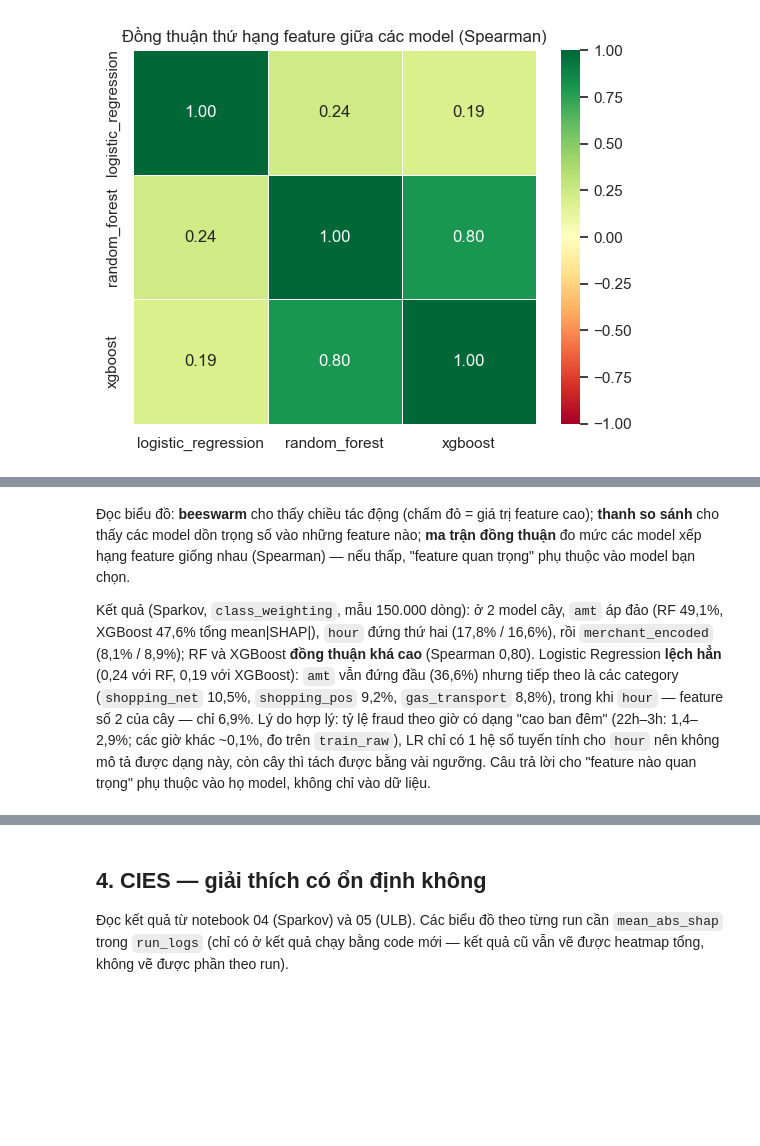
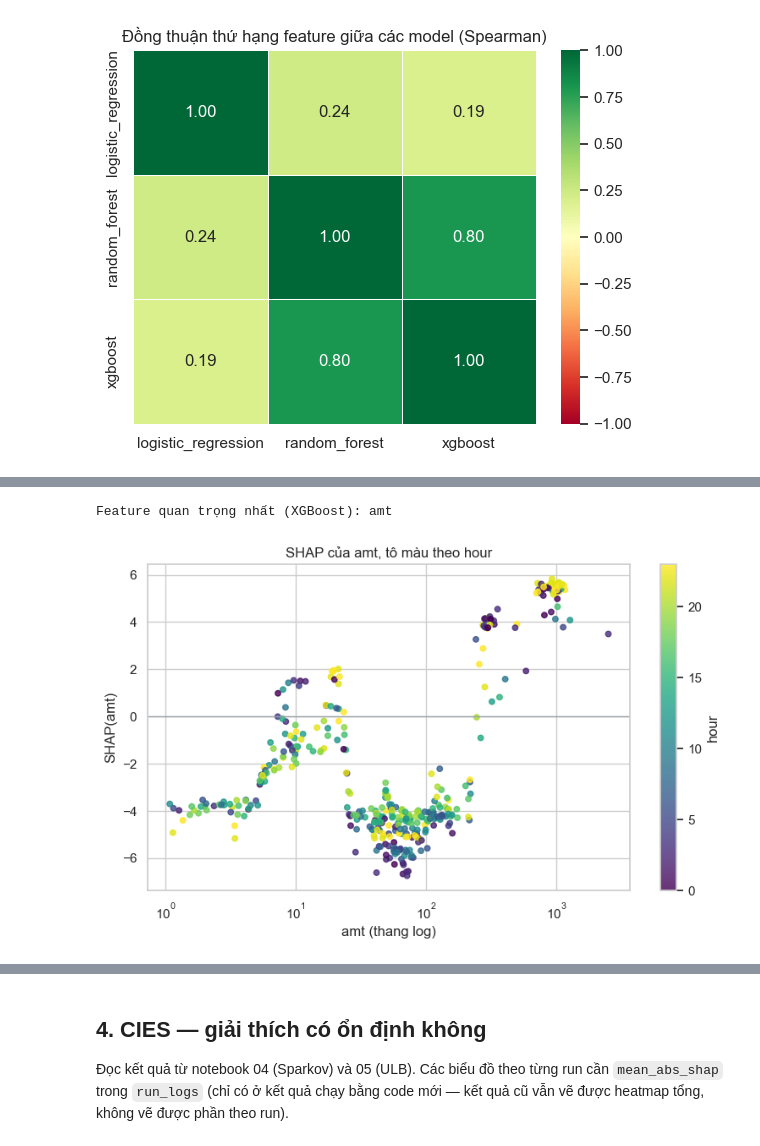
Before and after one commit to gnUrt1106/fraud-detection-CIES, a Jupyter notebook: notebooks/06_visualizations.ipynb, the cells around one changed output, grey strips where cells are left out. Saved outputs shown, nothing was run; the diff lists cells and outputs as text; code cells hidden in the pictures; blank space fills up the shorter version.

```diff
--- a/notebooks/06_visualizations.ipynb
+++ b/notebooks/06_visualizations.ipynb
@@ -197,11 +165,9 @@ Feature quan trọng nhất (XGBoost): amt
-# %% [markdown]
-Đọc biểu đồ: **beeswarm** cho thấy chiều tác động (chấm đỏ = giá trị feature cao); **thanh so sánh** cho thấy các model dồn trọng số vào những feature nào;
-**ma trận đồng thuận** đo mức các model xếp hạng feature giống nhau (Spearman) — nếu thấp, "feature quan trọng" phụ thuộc vào model bạn chọn.
-
-Kết quả (Sparkov, `class_weighting`, mẫu 150.000 dòng): ở 2 model cây, `amt` áp đảo (RF 49,1%, XGBoost 47,6% tổng mean|SHAP|),
-`hour` đứng thứ hai (17,8% / 16,6%), rồi `merchant_encoded` (8,1% / 8,9%); RF và XGBoost **đồng thuận khá cao** (Spearman 0,80).
-Logistic Regression **lệch hẳn** (0,24 với RF, 0,19 với XGBoost): `amt` vẫn đứng đầu (36,6%) nhưng tiếp theo là các category
-(`shopping_net` 10,5%, `shopping_pos` 9,2%, `gas_transport` 8,8%), trong khi `hour` — feature số 2 của cây — chỉ 6,9%. Lý do hợp lý: tỷ lệ fraud
-theo giờ có dạng "cao ban đêm" (22h–3h: 1,4–2,9%; các giờ khác ~0,1%, đo trên `train_raw`), LR chỉ có 1 hệ số tuyến tính cho `hour`
-nên không mô tả được dạng này, còn cây thì tách được bằng vài ngưỡng. Câu trả lời cho "feature nào quan
-trọng" phụ thuộc vào họ model, không chỉ vào dữ liệu.
+# %%
+top_feat = feats[int(np.argmax(mabs_by_model['xgboost']))]
+print('Feature quan trọng nhất (XGBoost):', top_feat)
+# Trục x log (amt trải 1–2.500 USD) và tô màu theo `hour` để thấy tương tác số tiền × giờ
+E.plot_shap_dependence(shap_by_model['xgboost'], Xev, feats, top_feat, color_by='hour', log_x=True,
+                       save_path=FIG / 'shap_dependence_top.png');
+# %% [output]
+Feature quan trọng nhất (XGBoost): amt
+[figure, added]
```
Also changed, not shown: parts of 37 cells of this notebook, 49 other files.
